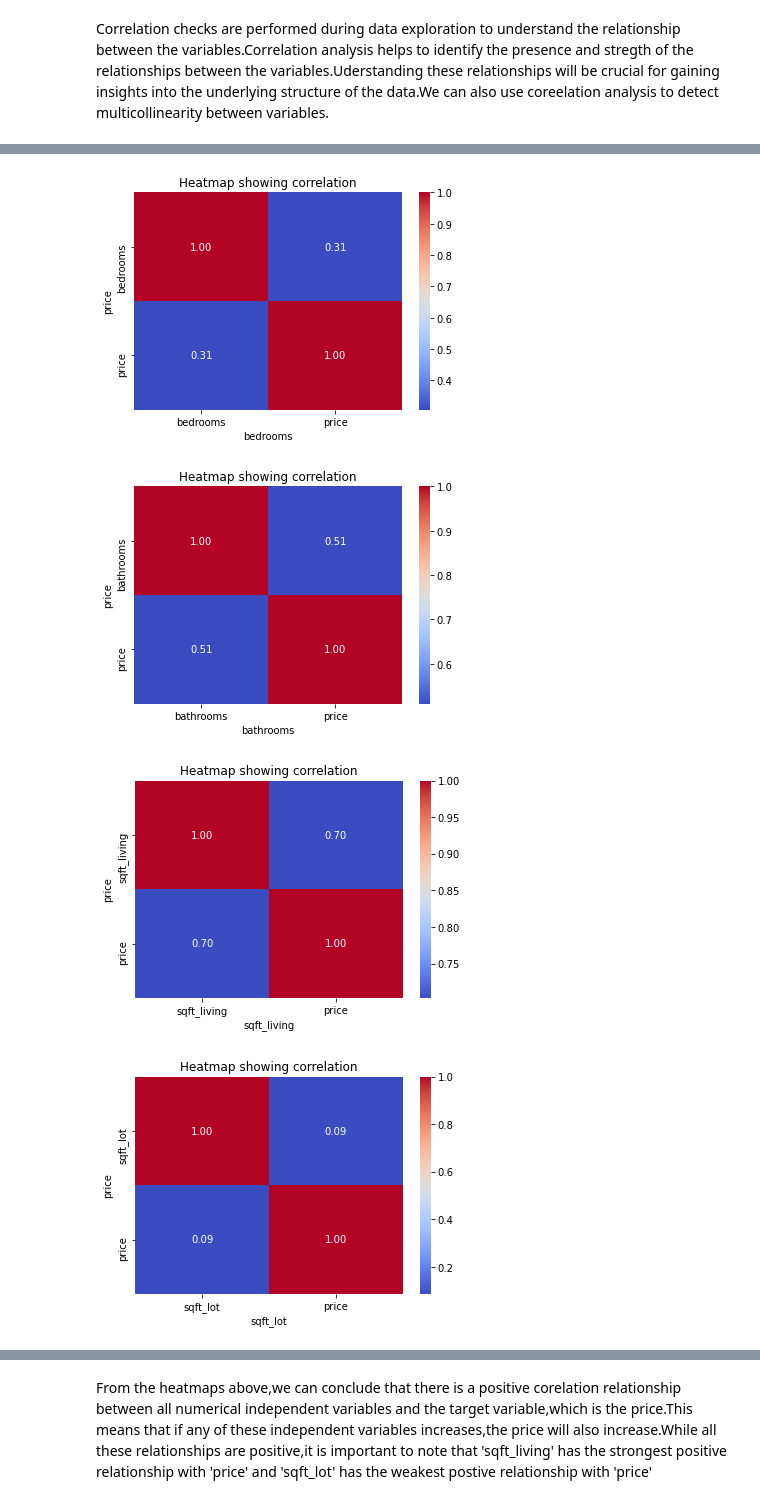
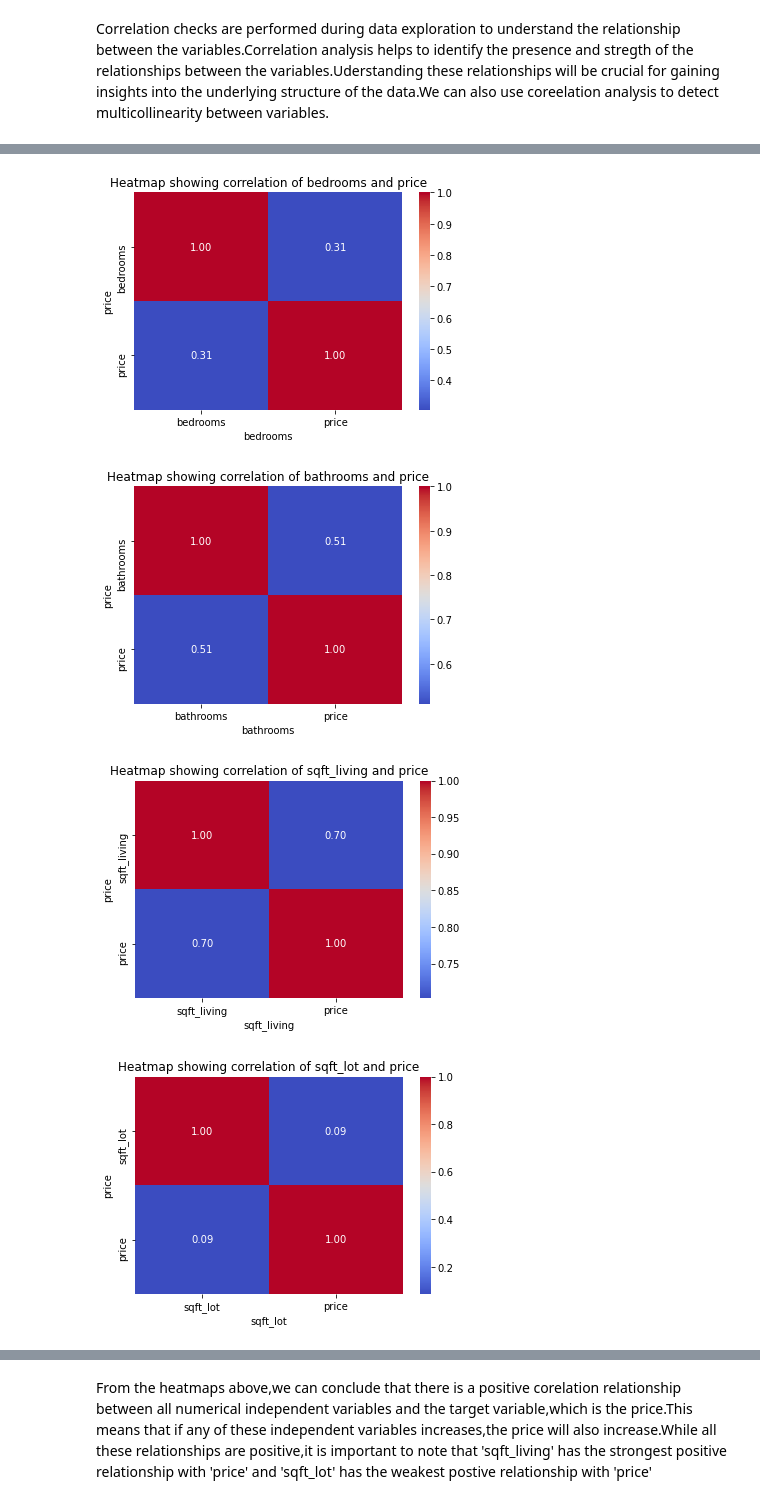
Before and after one commit to FrankOyugi/phase-2-project-real-estate-data-analysis, a Jupyter notebook: student.ipynb, the cells around one changed output, grey strips where cells are left out. Saved outputs shown, nothing was run; the diff lists cells and outputs as text; code cells hidden in the pictures.

```diff
--- a/student.ipynb
+++ b/student.ipynb
@@ -323,7 +323,7 @@ for column in numerical_columns:
     #label axes and title
     plt.xlabel(column)
     plt.ylabel('price')
-    plt.title('Scatter plot for linearity check')
+    plt.title(f'Scatter plot for linearity check of {column} and price')
     #Display plots
     plt.show()
 # %% [output]
@@ -346,7 +346,7 @@ for column in numerical_columns:
     #Label axes and title
     plt.xlabel(column)
     plt.ylabel('price')
-    plt.title('Heatmap showing correlation')
+    plt.title(f'Heatmap showing correlation of {column} and price')
     #Display heatmap
     plt.show()
 # %% [output]
@@ -354,4 +354,4 @@ for column in numerical_columns:
-[figure, old version]
+[figure, new version]
-[figure, old version]
+[figure, new version]
-[figure, old version]
+[figure, new version]
-[figure, old version]
+[figure, new version]
```
Also changed, not shown: parts of 6 cells of this notebook.
